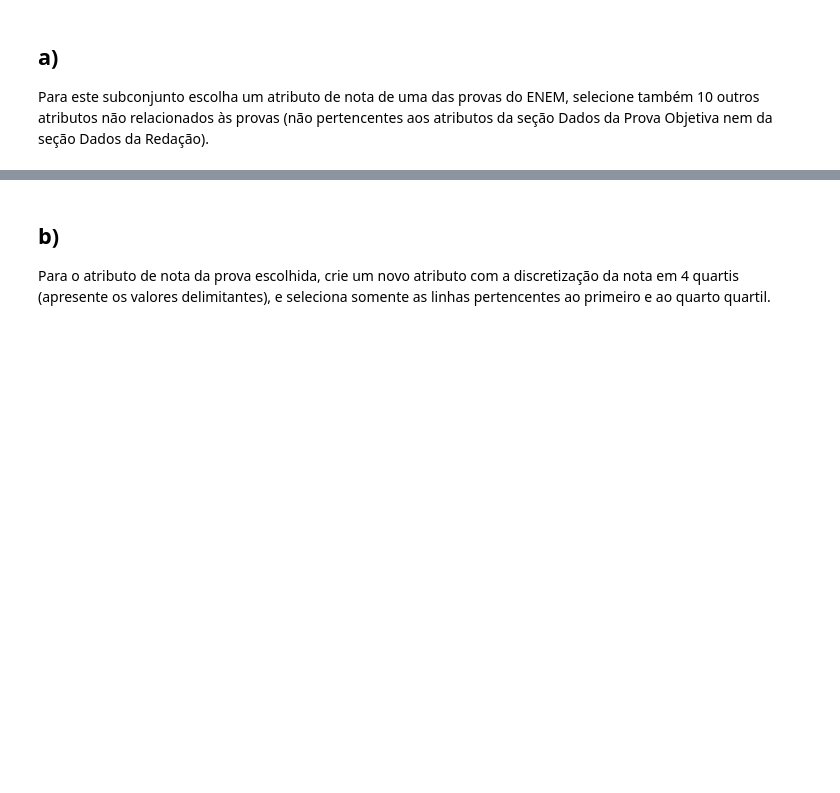
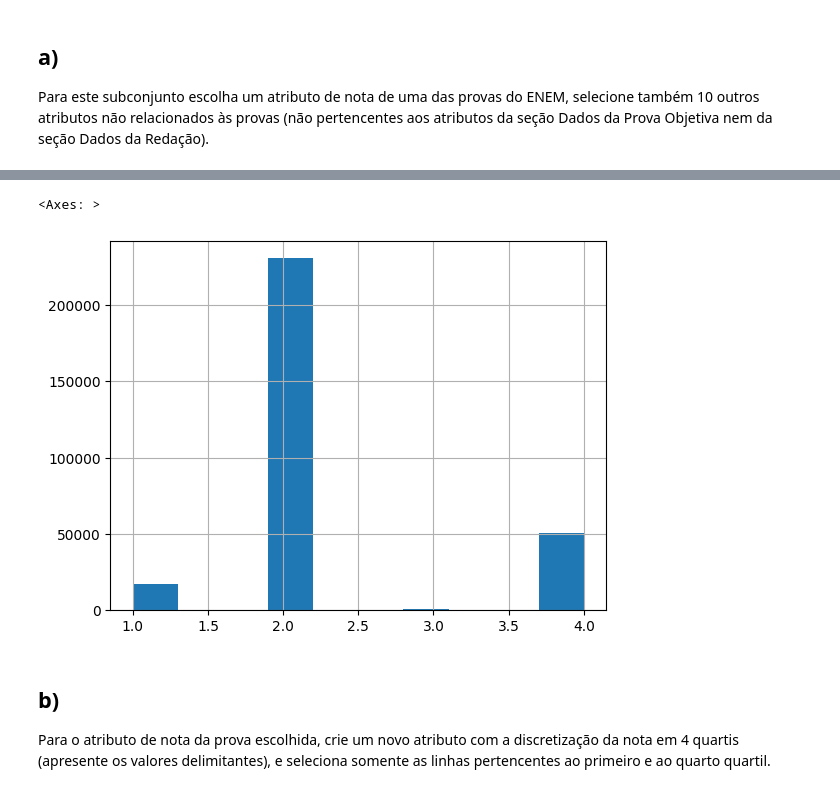
Before and after one commit to denielfer/Micro_dados_enem-2022, a Jupyter notebook: ML.ipynb, the cells around one changed output, grey strips where cells are left out. Drawn from its saved outputs; the diff is of its cells as text; code cells hidden in the pictures; blank space fills up the shorter version.

```diff
--- a/ML.ipynb
+++ b/ML.ipynb
@@ -64,3 +130,9 @@ pq escolheu cada um, pode colocar em bloco de atributo,
+# %%
+db['TP_DEPENDENCIA_ADM_ESC'].value_counts()
+db['TP_DEPENDENCIA_ADM_ESC'].hist(bins=10)
+# %% [output]
+<Axes: >
+[figure, added]
 # %% [markdown]
 ## b)
 
```
Also changed, not shown: parts of 19 cells of this notebook, 6 other files.
